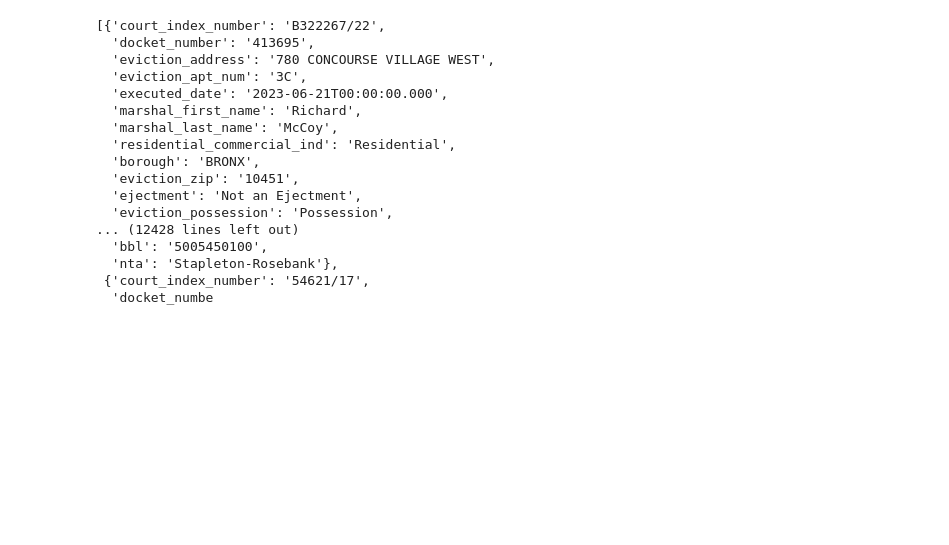
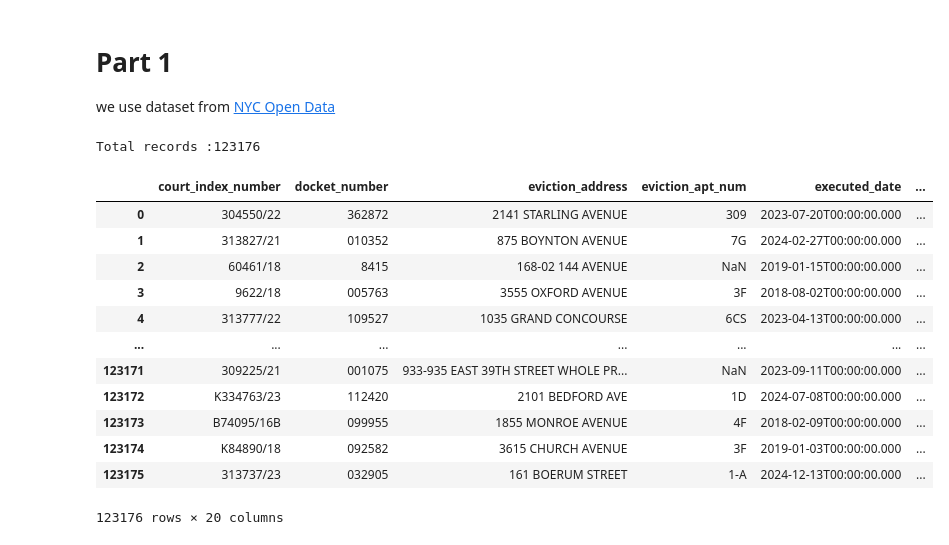
Before and after one commit to advanced-computing/cosmic-spaghetti, a Jupyter notebook: cosmic-spaghetti-notebook-housing.ipynb, the cells around one changed output. Cells and saved outputs as stored; diff of their text form; code cells hidden in the pictures; blank space fills up the shorter version.

Commit message:
fix api pagination, edit aggregation, fix visulaization

```diff
--- a/cosmic-spaghetti-notebook-housing.ipynb
+++ b/cosmic-spaghetti-notebook-housing.ipynb
@@ -1,26 +1,3 @@
-# %%
-import pandas as pd
-import requests
-# NYC Housing Eviction dataset
-eviction_nyc = 'https://data.cityofnewyork.us/resource/6z8x-wfk4.json'
-
-response = requests.get(eviction_nyc)
-response.json()
-# %% [output]
-[{'court_index_number': 'B322267/22',
-  'docket_number': '413695',
-  'eviction_address': '780 CONCOURSE VILLAGE WEST',
-  'eviction_apt_num': '3C',
-  'executed_date': '2023-06-21T00:00:00.000',
-  'marshal_first_name': 'Richard',
-  'marshal_last_name': 'McCoy',
-  'residential_commercial_ind': 'Residential',
-  'borough': 'BRONX',
-  'eviction_zip': '10451',
-  'ejectment': 'Not an Ejectment',
-  'eviction_possession': 'Possession',
-... (12428 lines left out)
-  'bbl': '5005450100',
-  'nta': 'Stapleton-Rosebank'},
- {'court_index_number': '54621/17',
-  'docket_numbe
+# %% [markdown]
+# Part 1
+we use dataset from [NYC Open Data](https://data.cityofnewyork.us/City-Government/Evictions/6z8x-wfk4/about_data)
@@ -27 +9,51 @@ response.json()
+# %%
+# import NYC Housing Eviction dataset with pagination
+url = "https://data.cityofnewyork.us/resource/6z8x-wfk4.json"
+
+n_pages = []
+
+all_records = []
+
+# limit number of records
+limit = 1000
+# set starting point
+offset = 0
+page = 1
+
+# pagination loop
+
+while True:
+    params = {"$limit": limit, "$offset": offset}
+    response2 = requests.get(url, params=params)
+    data = response2.json()
+
+    # stop to last page
+    if not data:
+        break
+
+    all_records.extend(data)
+    offset += limit
+    page += 1
+
+# combine all pages
+
+df_evic = pd.json_normalize(all_records)
+
+print(f"Total records :{len(df_evic)}")
+df_evic
+# %% [output]
+Total records :123176
+|  | court_index_number | docket_number | eviction_address | eviction_apt_num | executed_date | ... |
+| 0 | 304550/22 | 362872 | 2141 STARLING AVENUE | 309 | 2023-07-20T00:00:00.000 | ... |
+| 1 | 313827/21 | 010352 | 875 BOYNTON AVENUE | 7G | 2024-02-27T00:00:00.000 | ... |
+| 2 | 60461/18 | 8415 | 168-02 144 AVENUE | NaN | 2019-01-15T00:00:00.000 | ... |
+| 3 | 9622/18 | 005763 | 3555 OXFORD AVENUE | 3F | 2018-08-02T00:00:00.000 | ... |
+| 4 | 313777/22 | 109527 | 1035 GRAND CONCOURSE | 6CS | 2023-04-13T00:00:00.000 | ... |
+| ... | ... | ... | ... | ... | ... | ... |
+| 123171 | 309225/21 | 001075 | 933-935 EAST 39TH STREET WHOLE PR... | NaN | 2023-09-11T00:00:00.000 | ... |
+| 123172 | K334763/23 | 112420 | 2101 BEDFORD AVE | 1D | 2024-07-08T00:00:00.000 | ... |
+| 123173 | B74095/16B | 099955 | 1855 MONROE AVENUE | 4F | 2018-02-09T00:00:00.000 | ... |
+| 123174 | K84890/18 | 092582 | 3615 CHURCH AVENUE | 3F | 2019-01-03T00:00:00.000 | ... |
+| 123175 | 313737/23 | 032905 | 161 BOERUM STREET | 1-A | 2024-12-13T00:00:00.000 | ... |
+123176 rows × 20 columns
 # %%
```
Also changed, not shown: parts of 23 cells of this notebook.
